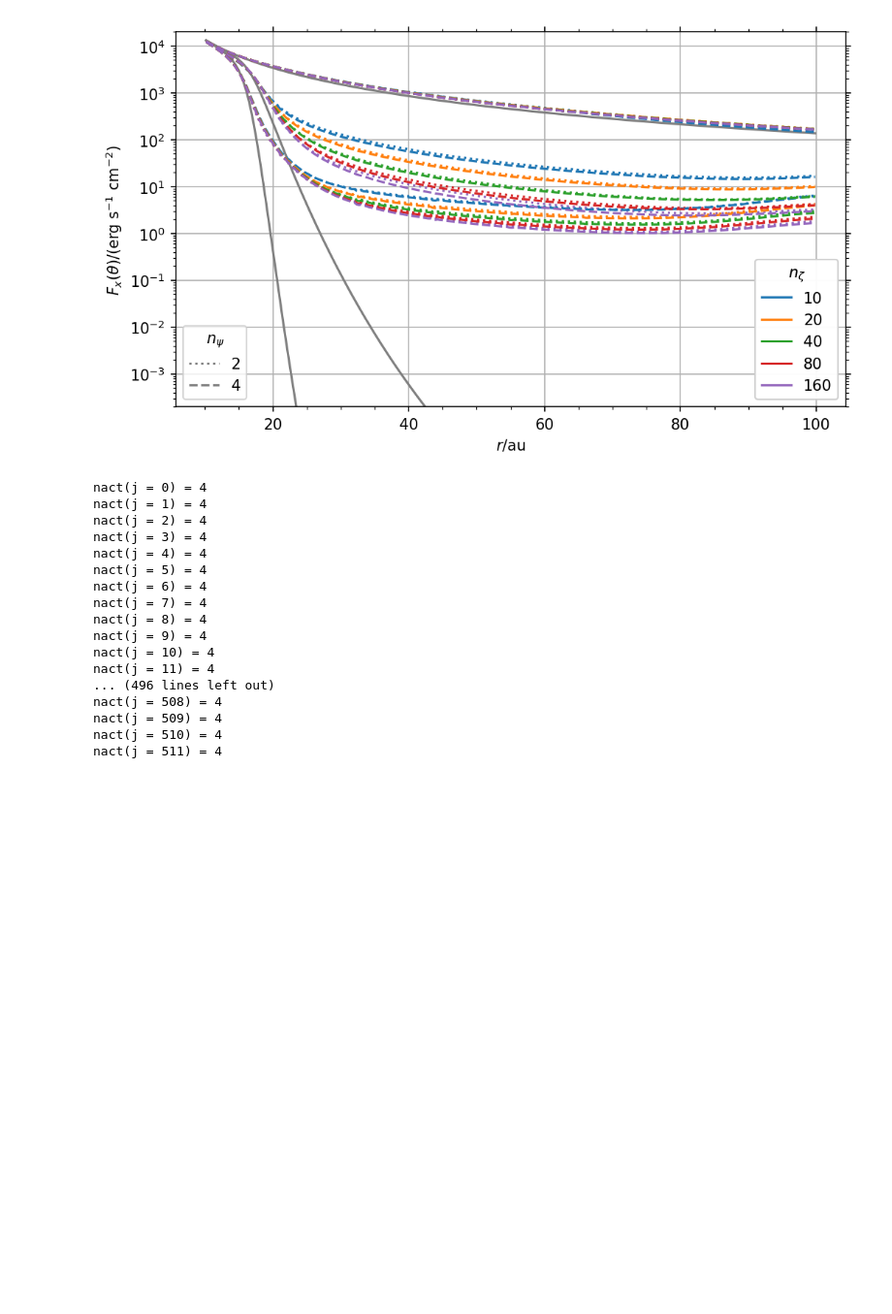
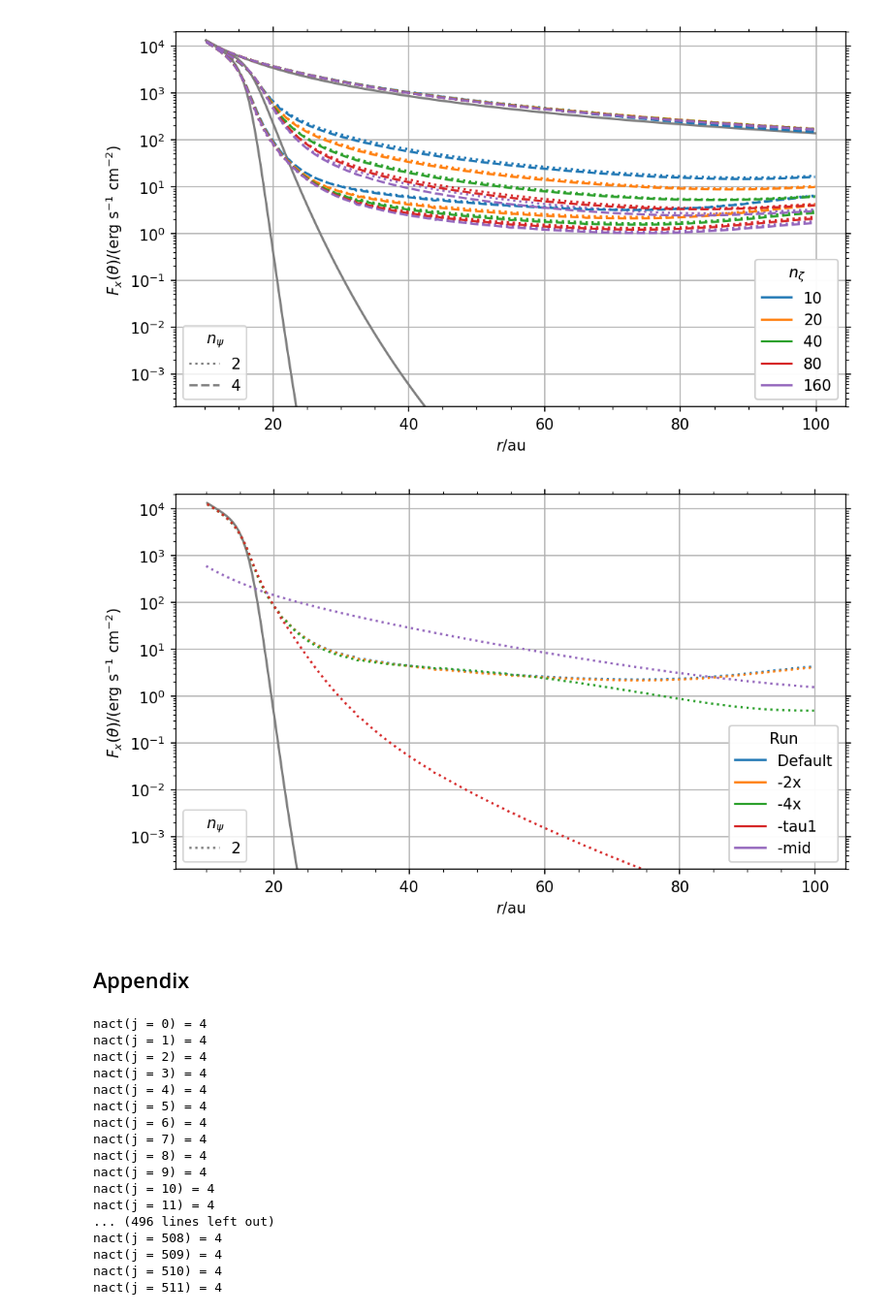
Before and after one commit to sabaronett/rad-hydro, a Jupyter notebook: athena/dev/stellar_flux/StellarFlux.ipynb, the cells around one changed output. Shown at 97% size. Drawn from its saved outputs; the diff is of its cells as text; code cells hidden in the pictures; blank space fills up the shorter version.

```diff
--- a/athena/dev/stellar_flux/StellarFlux.ipynb
+++ b/athena/dev/stellar_flux/StellarFlux.ipynb
@@ -519,7 +519,7 @@ rad2deg = 180/np.pi
 problem_id = 'stellar_flux'
 npsis = [2, 4]
 nzetas = [10, 20, 40, 80, 160]#, 320, 640, 1280]
-lss = ['dotted', 'dashed', 'dashdot']
+lss = ['solid', 'dotted', 'dashed', 'dashdot']
 colors = ['tab:blue', 'tab:orange', 'tab:green', 'tab:red', 'tab:purple',
           'tab:brown', 'tab:pink', 'tab:olive', 'tab:cyan']
 ls_npsis, ls_nzetas = [], []
@@ -572,6 +572,82 @@ ax.tick_params(axis='both', which='both', top=True, right=True)
 # plt.savefig('figs/frame.jpg', bbox_inches='tight')
 # %% [output]
 [figure]
+# %%
+#==============================================================================
+import sys
+sys.path.insert(0, '/home/stanley/github/PrincetonUniversity/athena/vis/python')
+import athena_read
+import matplotlib.pyplot as plt
+import numpy as np
+
+# conversions
+au = 1.495978707e13 # [cm]
+rad2deg = 180/np.pi
+
+problem_id = 'stellar_flux'
+npsis = [2]
+nzetas = [20]#, 320, 640, 1280]
+reses = ['', '-2x', '-4x', '-tau1', '-mid']
+lss = ['dotted', 'dashed', 'dashdot']
+colors = ['tab:blue', 'tab:orange', 'tab:green', 'tab:red', 'tab:purple',
+          'tab:brown', 'tab:pink', 'tab:olive', 'tab:cyan']
+ls_npsis, ls_nzetas = [], []
+theta_degs = [90]
+dtheta = (x2max - x2min)/nx2
+fig, ax = plt.subplots(figsize=(8, 4.5), dpi=150)
+
+# Plot analytic solution
+for theta_deg in theta_degs:
+    j = int(theta_deg/rad2deg/dtheta)
+    ax.plot(x1v*L_au, F[j, :], color='tab:gray')
+
+# Read and plot Athena++ solutions
+for p, npsi in enumerate(npsis):
+    for z, nzeta in enumerate(nzetas):
+        for r, res in enumerate(reses):
+            path = f'npsi{npsi}/nzeta{nzeta}{res}'
+            athinput = athena_read.athinput(f'{path}/athinput.{problem_id}')
+            length_unit = athinput['radiation']['length_unit']
+            L_au = length_unit/au
+            dtheta = (athinput['mesh']['x2max'] - athinput['mesh']['x2min'])\
+                    /athinput['mesh']['nx2']
+            athdf = athena_read.athdf(f'{path}/athdf/{problem_id}.out1.00001.athdf')
+            Fr1 = athdf['Fr1'][0]
+
+            for theta_deg in theta_degs:
+                j = int(theta_deg/rad2deg/dtheta)
+                j = 256
+                if res == '-mid':
+                    j = 0
+                ax.plot(athdf['x1v']*L_au, Fr1[j, :], ls=lss[p], color=colors[r])
+
+            ax.plot([], [], color=colors[z], ls=lss[p])
+
+            # Plot ghost points for colorless line style and add legends
+            if p == 0:
+                if res == '':
+                    ls_nzetas.append(ax.plot([], [], color=colors[r], label='Default')[0])
+                else:
+                    ls_nzetas.append(ax.plot([], [], color=colors[r], label=res)[0])
+
+    ls_npsis.append(ax.plot([], [], color='tab:gray', label=npsi, ls=lss[p])[0])
+
+ls_legend = plt.legend(title=r'$n_\psi$', handles=ls_npsis, loc='lower left')
+color_legend = plt.legend(title='Run', handles=ls_nzetas, loc='lower right')
+ax.add_artist(ls_legend)
+ax.add_artist(color_legend)
+
+# Format (sub)plots
+ax.grid()
+ax.minorticks_on()
+ax.set(xlabel='$r$/au', yscale='log', ylim=(2e-4, 2e4),
+       ylabel=r'$F_x(\theta)/($erg s$^{-1}$ cm$^{-2}$)')
+ax.tick_params(axis='both', which='both', top=True, right=True)
+# plt.savefig('figs/frame.jpg', bbox_inches='tight')
+# %% [output]
+[figure, added]
+# %% [markdown]
+## Appendix
 # %%
 npsi = 2
 nzeta = 80
```
